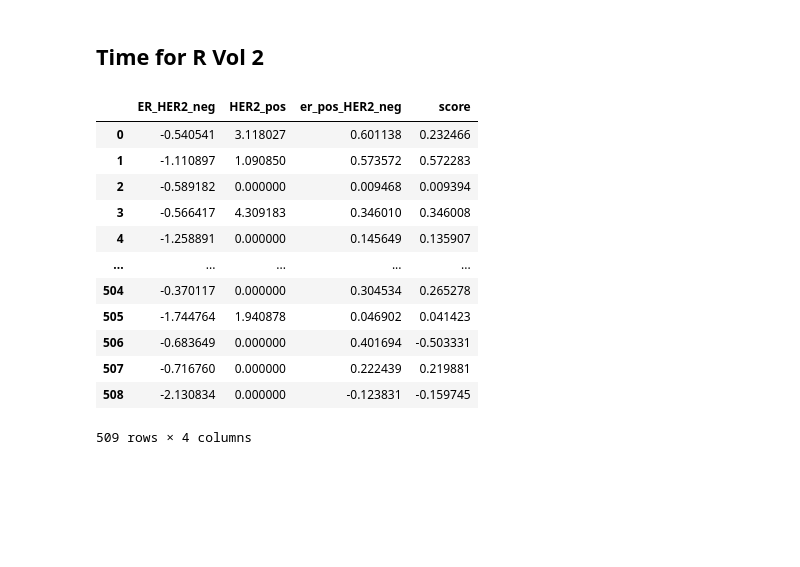
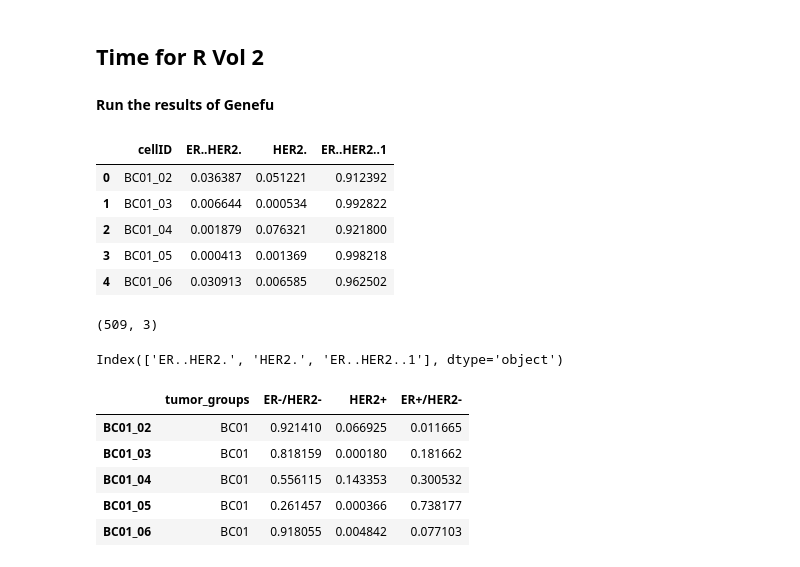
Before and after one commit to KyriakosPsa/BreastCancer-SingleCell, a Jupyter notebook: preprocessing_spyr.ipynb, the cells around one changed output. Drawn from its saved outputs; the diff is of its cells as text; code cells hidden in the pictures; blank space fills up the shorter version.

```diff
--- a/preprocessing_spyr.ipynb
+++ b/preprocessing_spyr.ipynb
@@ -755,18 +756,14 @@ barcodes = pd.DataFrame({'CellID': cadata.obs_names})
 barcodes.to_csv('R_time/cell_names.csv', sep=',', index=False)
+# %% [markdown]
+**Run the results of Genefu**
 # %%
-er_her2 = pd.read_csv('R_time/genius_results.csv')
-er_her2
+er_her2 = pd.read_csv('R_time/scmod1.csv')
+er_her2 = er_her2.rename(columns={er_her2.columns[0]: 'cellID'})
+er_her2.head()
 # %% [output]
-|  | ER_HER2_neg | HER2_pos | er_pos_HER2_neg | score |
-| 0 | -0.540541 | 3.118027 | 0.601138 | 0.232466 |
-| 1 | -1.110897 | 1.090850 | 0.573572 | 0.572283 |
-| 2 | -0.589182 | 0.000000 | 0.009468 | 0.009394 |
-| 3 | -0.566417 | 4.309183 | 0.346010 | 0.346008 |
-| 4 | -1.258891 | 0.000000 | 0.145649 | 0.135907 |
-| ... | ... | ... | ... | ... |
-| 504 | -0.370117 | 0.000000 | 0.304534 | 0.265278 |
-| 505 | -1.744764 | 1.940878 | 0.046902 | 0.041423 |
-| 506 | -0.683649 | 0.000000 | 0.401694 | -0.503331 |
-| 507 | -0.716760 | 0.000000 | 0.222439 | 0.219881 |
-| 508 | -2.130834 | 0.000000 | -0.123831 | -0.159745 |
+|  | cellID | ER..HER2. | HER2. | ER..HER2..1 |
+| 0 | BC01_02 | 0.036387 | 0.051221 | 0.912392 |
+| 1 | BC01_03 | 0.006644 | 0.000534 | 0.992822 |
+| 2 | BC01_04 | 0.001879 | 0.076321 | 0.921800 |
+| 3 | BC01_05 | 0.000413 | 0.001369 | 0.998218 |
+| 4 | BC01_06 | 0.030913 | 0.006585 | 0.962502 |
-509 rows × 4 columns
@@ -777,0 +785,8 @@ cadata.obs['score_er_her2'] = er_her2.score
+# %%
+er_her2.shape
+# %% [output]
+(509, 3)
+# %%
+er_her2.columns
+# %% [output]
+Index(['ER..HER2.', 'HER2.', 'ER..HER2..1'], dtype='object')
@@ -777,0 +797,15 @@ cadata.obs['score_er_her2'] = er_her2.score
+# %%
+piechart_df = pd.DataFrame({
+    'tumor_groups': cadata.obs['tumor_groups'],
+    'ER-/HER2-': cadata.obs[er_her2.columns[0]],
+    'HER2+': cadata.obs[er_her2.columns[1]],
+   'ER+/HER2-': cadata.obs[er_her2.columns[2]]
+})
+piechart_df.head()
+# %% [output]
+|  | tumor_groups | ER-/HER2- | HER2+ | ER+/HER2- |
+| BC01_02 | BC01 | 0.921410 | 0.066925 | 0.011665 |
+| BC01_03 | BC01 | 0.818159 | 0.000180 | 0.181662 |
+| BC01_04 | BC01 | 0.556115 | 0.143353 | 0.300532 |
+| BC01_05 | BC01 | 0.261457 | 0.000366 | 0.738177 |
+| BC01_06 | BC01 | 0.918055 | 0.004842 | 0.077103 |
```
Also changed, not shown: parts of 12 cells of this notebook.
